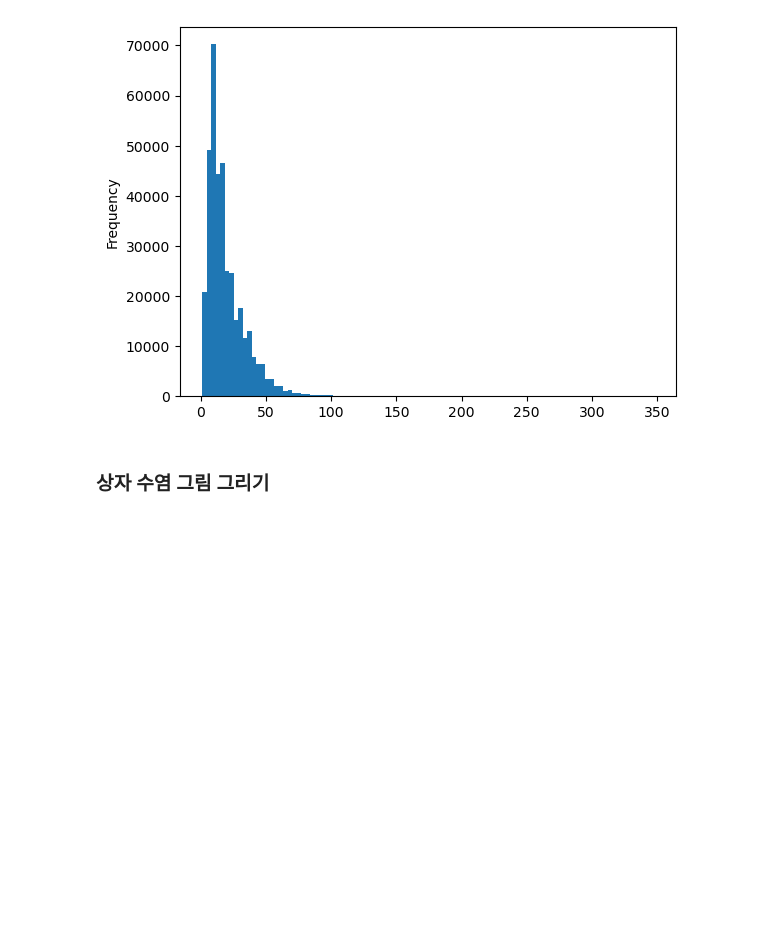
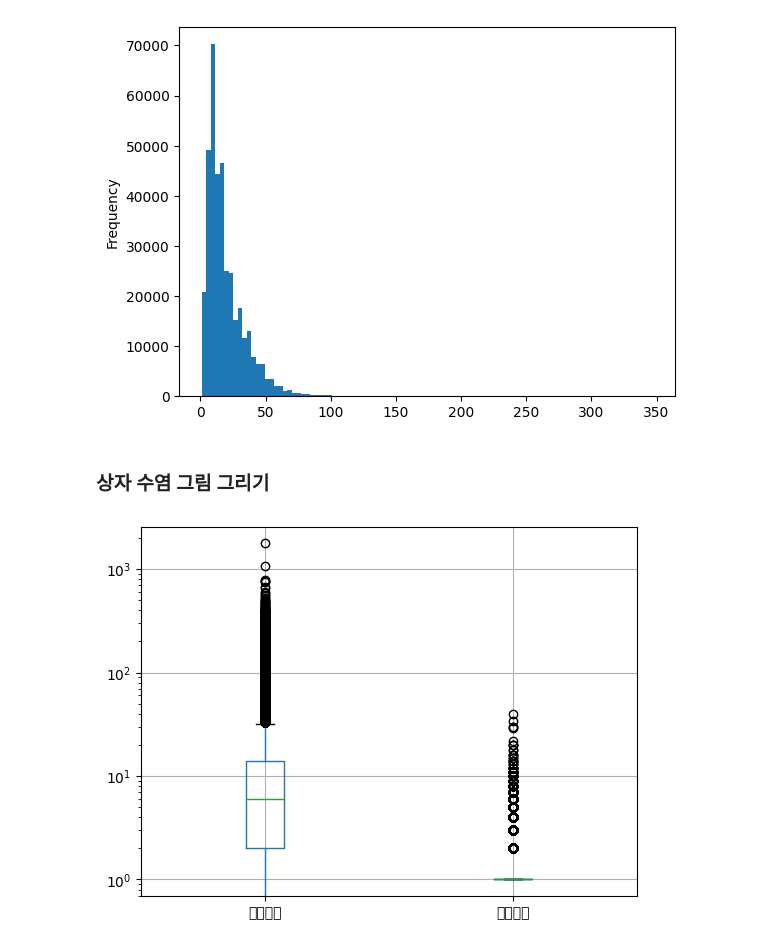
Before and after one commit to Chaerim0626/data-analysis-study, a Jupyter notebook: Chapter4.ipynb, the cells around one changed output. Cells and saved outputs as stored; diff of their text form; code cells hidden in the pictures; blank space fills up the shorter version.

```diff
--- a/Chapter4.ipynb
+++ b/Chapter4.ipynb
@@ -521,4 +521,8 @@ plt.show()
 # %% [markdown]
 ### 상자 수염 그림 그리기
 # %%
-ns_book7[['대출건수', '도서권수'
+ns_book7[['대출건수', '도서권수']].boxplot()
+plt.yscale('log')
+plt.show()
+# %% [output]
+[figure, added]
```
Also changed, not shown: parts of 12 cells of this notebook, 6 other files.
